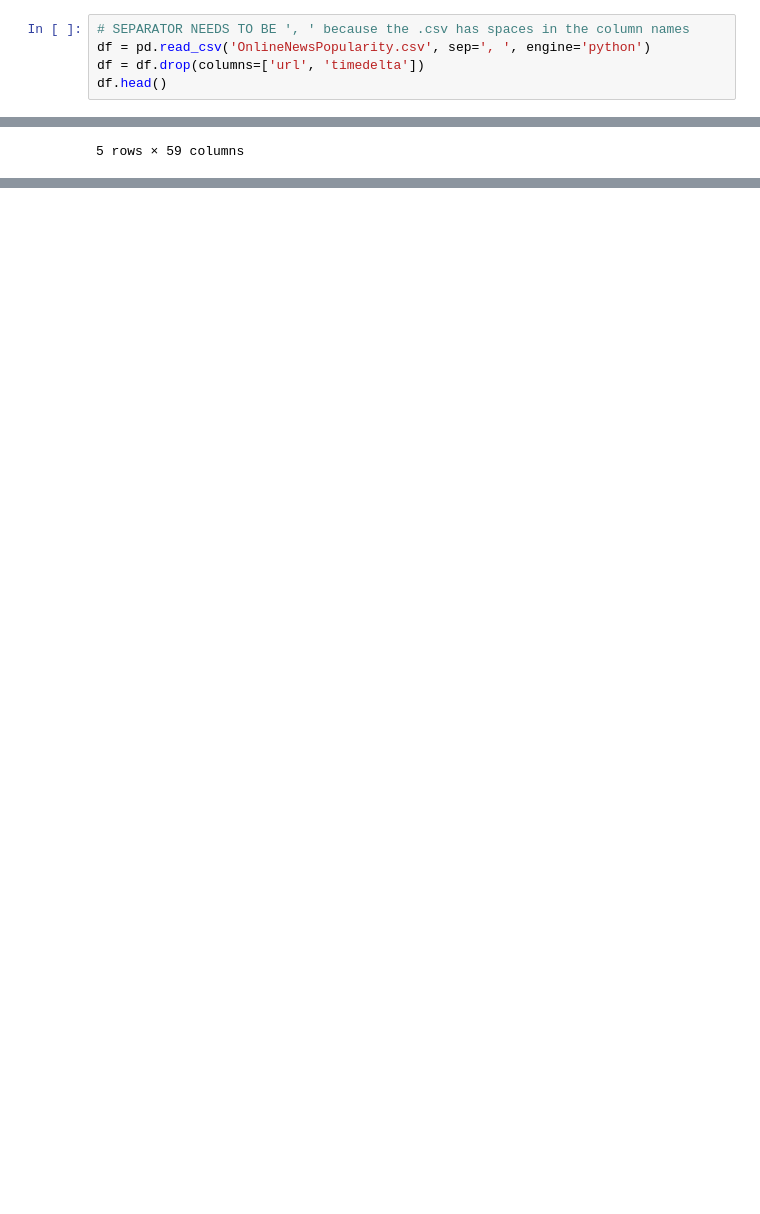
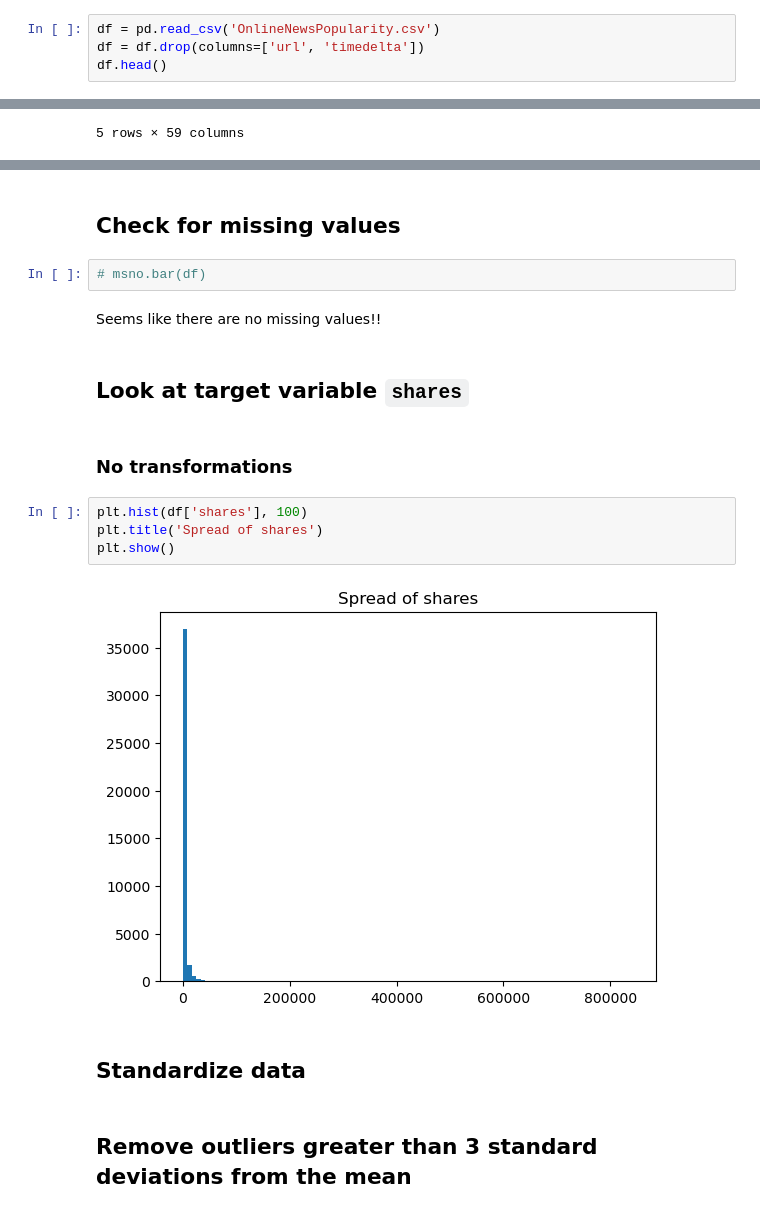
Before and after one commit to stat220/final-lab-chase-cole-grant-noah-group-2, a Jupyter notebook: final-lab.ipynb, the cells around one changed output, grey strips where cells are left out. Saved outputs shown, nothing was run; the diff lists cells and outputs as text; blank space fills up the shorter version.

```diff
--- a/final-lab.ipynb
+++ b/final-lab.ipynb
@@ -9,8 +12,7 @@ import sweetviz as sv
 import pandas as pd
 import numpy as np
 # %%
-# SEPARATOR NEEDS TO BE ', ' because the .csv has spaces in the column names
-df = pd.read_csv('OnlineNewsPopularity.csv', sep=', ', engine='python')
+df = pd.read_csv('OnlineNewsPopularity.csv')
 df = df.drop(columns=['url', 'timedelta'])
 df.head()
 # %% [output]
@@ -23,0 +33,20 @@ df.head()
+# %% [markdown]
+## Check for missing values
+# %%
+# msno.bar(df)
+# %% [markdown]
+Seems like there are no missing values!!
+# %% [markdown]
+## Look at target variable `shares`
+# %% [markdown]
+### No transformations
+# %%
+plt.hist(df['shares'], 100)
+plt.title('Spread of shares')
+plt.show()
+# %% [output]
+[figure, added]
+# %% [markdown]
+## Standardize data
+# %% [markdown]
+## Remove outliers greater than 3 standard deviations from the mean
```
Also changed, not shown: parts of 24 cells of this notebook.
